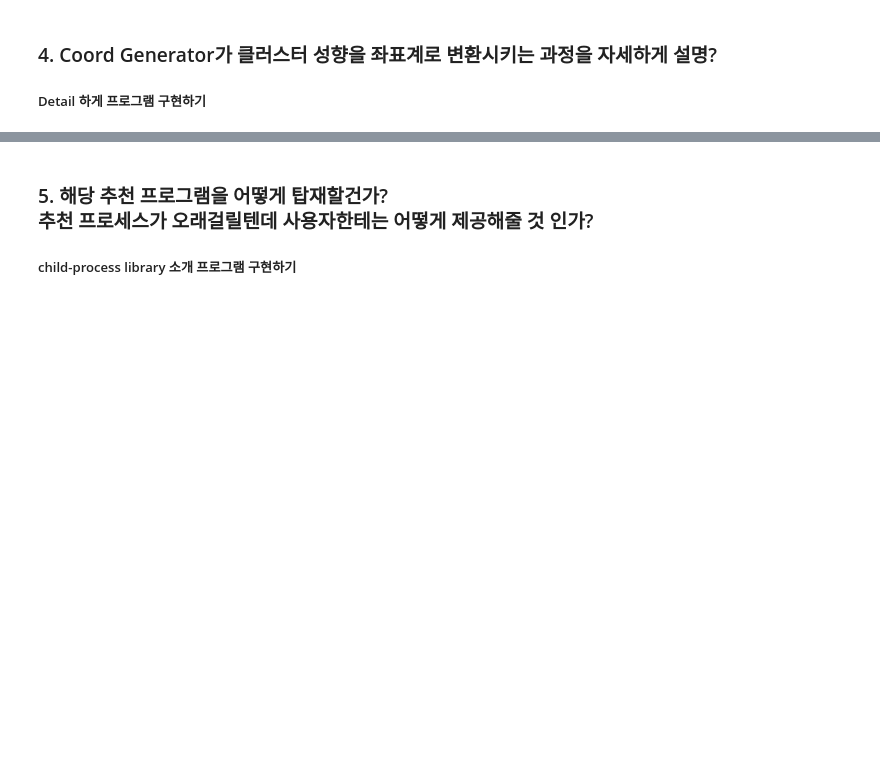
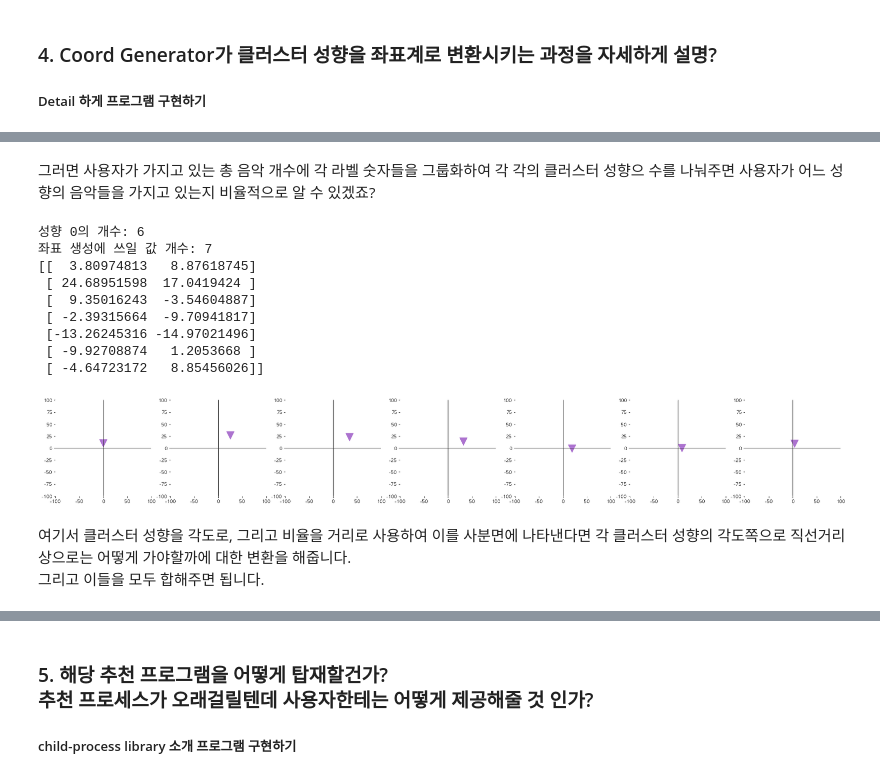
Before and after one commit to MuLetter/muletter-research, a Jupyter notebook: Q&A.ipynb, the cells around one changed output, grey strips where cells are left out. Drawn from its saved outputs; the diff is of its cells as text; code cells hidden in the pictures; blank space fills up the shorter version.

Commit message:
update : Coord Generator 동작원리 설명

```diff
--- a/Q&A.ipynb
+++ b/Q&A.ipynb
@@ -36,0 +68,50 @@ gen.draw_coord()
+# %% [markdown]
+그러면 사용자가 가지고 있는 총 음악 개수에 각 라벨 숫자들을 그룹화하여 각 각의 클러스터 성향으 수를 나눠주면 사용자가 어느 성향의 음악들을 가지고 있는지 비율적으로 알 수 있겠죠?
+# %%
+from demo.CoordGenerator import get_coord
+import numpy as np
+
+print("성향 0의 개수:", lp[lp == 0].size)
+print("좌표 생성에 쓰일 값 개수:", lp[lp != 0].size)
+
+detail, point = get_coord(lp, detail=True)
+
+plt.figure(figsize=(32,4))
+
+for idx,_detail in enumerate(detail):
+    ax = plt.subplot(1,len(detail), idx + 1)
+
+    if idx == 0:
+        point_movement = _detail
+    else:
+        point_movement += _detail
+
+    ax.axvline(0, color="#333", linewidth=1)
+    ax.axhline(0, color="#333", linewidth=1)
+
+    plt.scatter(point_movement[0], point_movement[1], color='#AC73CF', s=300, marker='v')
+
+    plt.ylim(-100, 100)
+    plt.xlim(-100, 100)
+
+    ax.spines['right'].set_visible(False)
+    ax.spines['left'].set_visible(False)
+    ax.spines['top'].set_visible(False)
+    ax.spines['bottom'].set_visible(False)
+
+print(detail)
+plt.show()
+# %% [output]
+성향 0의 개수: 6
+좌표 생성에 쓰일 값 개수: 7
+[[  3.80974813   8.87618745]
+ [ 24.68951598  17.0419424 ]
+ [  9.35016243  -3.54604887]
+ [ -2.39315664  -9.70941817]
+ [-13.26245316 -14.97021496]
+ [ -9.92708874   1.2053668 ]
+ [ -4.64723172   8.85456026]]
+[figure, added]
+# %% [markdown]
+여기서 클러스터 성향을 각도로, 그리고 비율을 거리로 사용하여 이를 사분면에 나타낸다면 각 클러스터 성향의 각도쪽으로 직선거리상으로는 어떻게 가야할까에 대한 변환을 해줍니다.<br/>
+그리고 이들을 모두 합해주면 됩니다.
```
Also changed, not shown: parts of 14 cells of this notebook, 2 other files.
